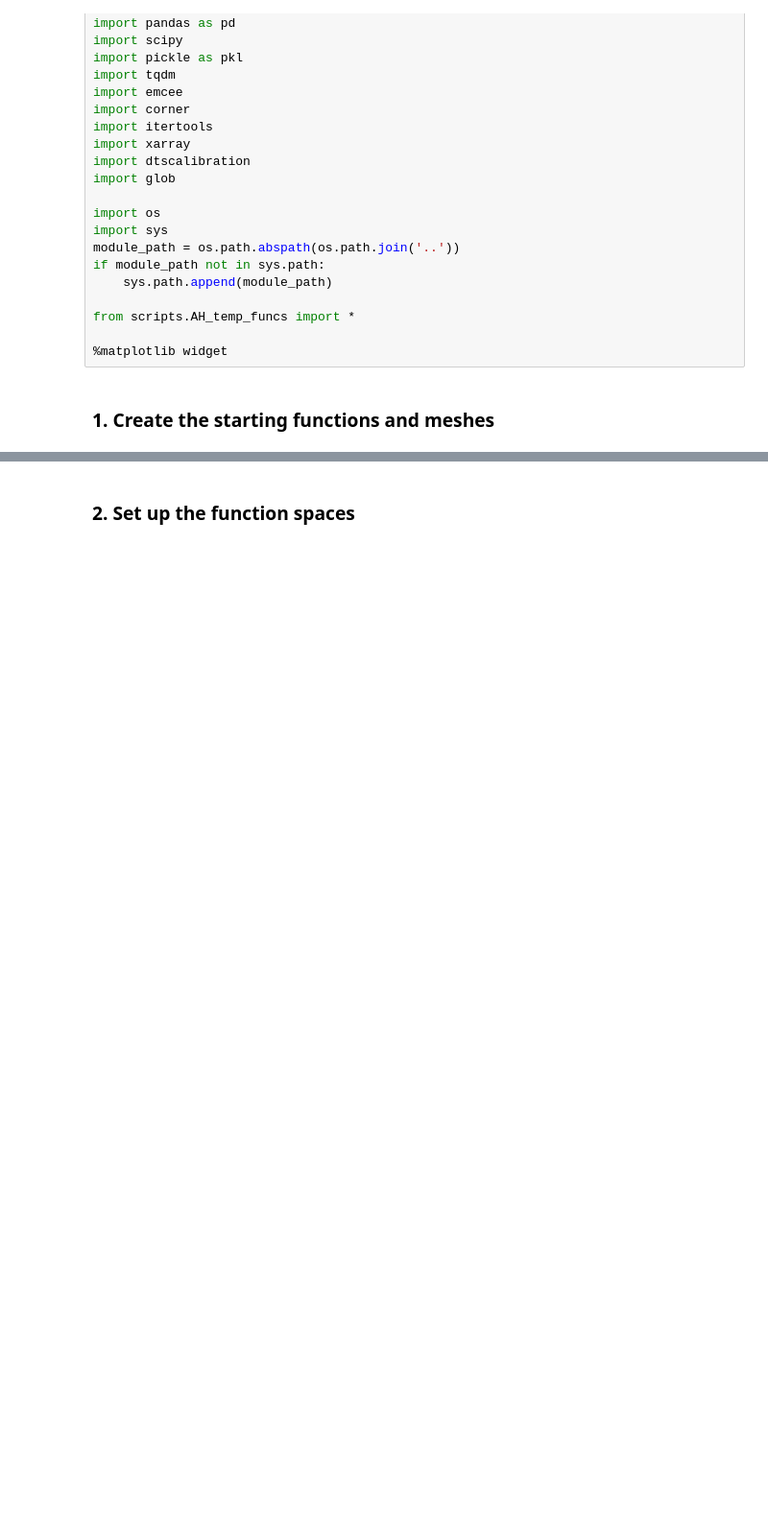
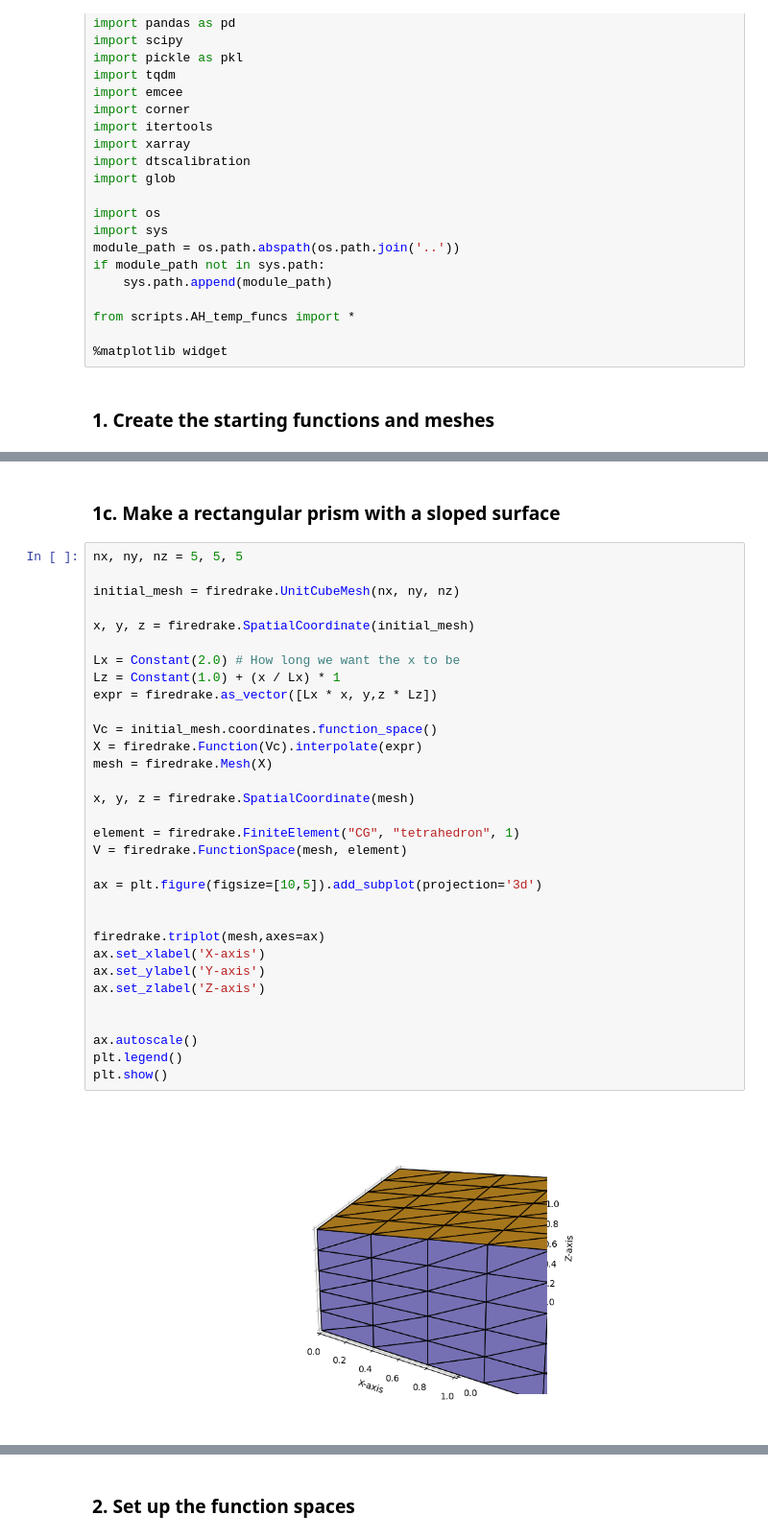
Before and after one commit to johnmorganmanos/AH_temp_paper, a Jupyter notebook: Processing_notebooks/3d_testing.ipynb, the cells around one changed output, grey strips where cells are left out. Shown at 96% size. Cells and saved outputs as stored; diff of their text form; blank space fills up the shorter version.

```diff
--- a/Processing_notebooks/3d_testing.ipynb
+++ b/Processing_notebooks/3d_testing.ipynb
@@ -62,0 +100,36 @@ plt.show()
+# %% [markdown]
+### 1c. Make a rectangular prism with a sloped surface
+# %%
+nx, ny, nz = 5, 5, 5
+
+initial_mesh = firedrake.UnitCubeMesh(nx, ny, nz)
+
+x, y, z = firedrake.SpatialCoordinate(initial_mesh)
+
+Lx = Constant(2.0) # How long we want the x to be
+Lz = Constant(1.0) + (x / Lx) * 1
+expr = firedrake.as_vector([Lx * x, y,z * Lz])
+
+Vc = initial_mesh.coordinates.function_space()
+X = firedrake.Function(Vc).interpolate(expr)
+mesh = firedrake.Mesh(X)
+
+x, y, z = firedrake.SpatialCoordinate(mesh)
+
+element = firedrake.FiniteElement("CG", "tetrahedron", 1)
+V = firedrake.FunctionSpace(mesh, element)
+
+ax = plt.figure(figsize=[10,5]).add_subplot(projection='3d')
+
+
+firedrake.triplot(mesh,axes=ax)
+ax.set_xlabel('X-axis')
+ax.set_ylabel('Y-axis')
+ax.set_zlabel('Z-axis')
+
+
+ax.autoscale()
+plt.legend()
+plt.show()
+# %% [output]
+[figure, added]
```
Also changed, not shown: parts of 16 cells of this notebook.
